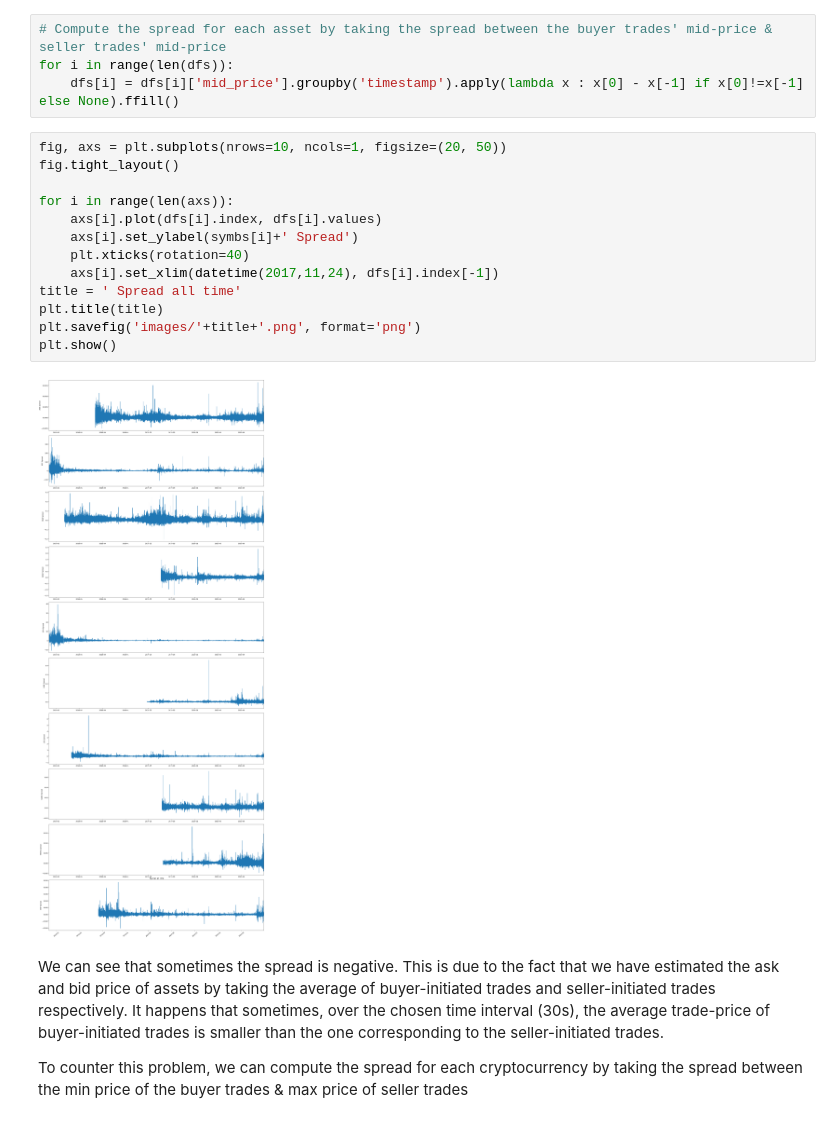
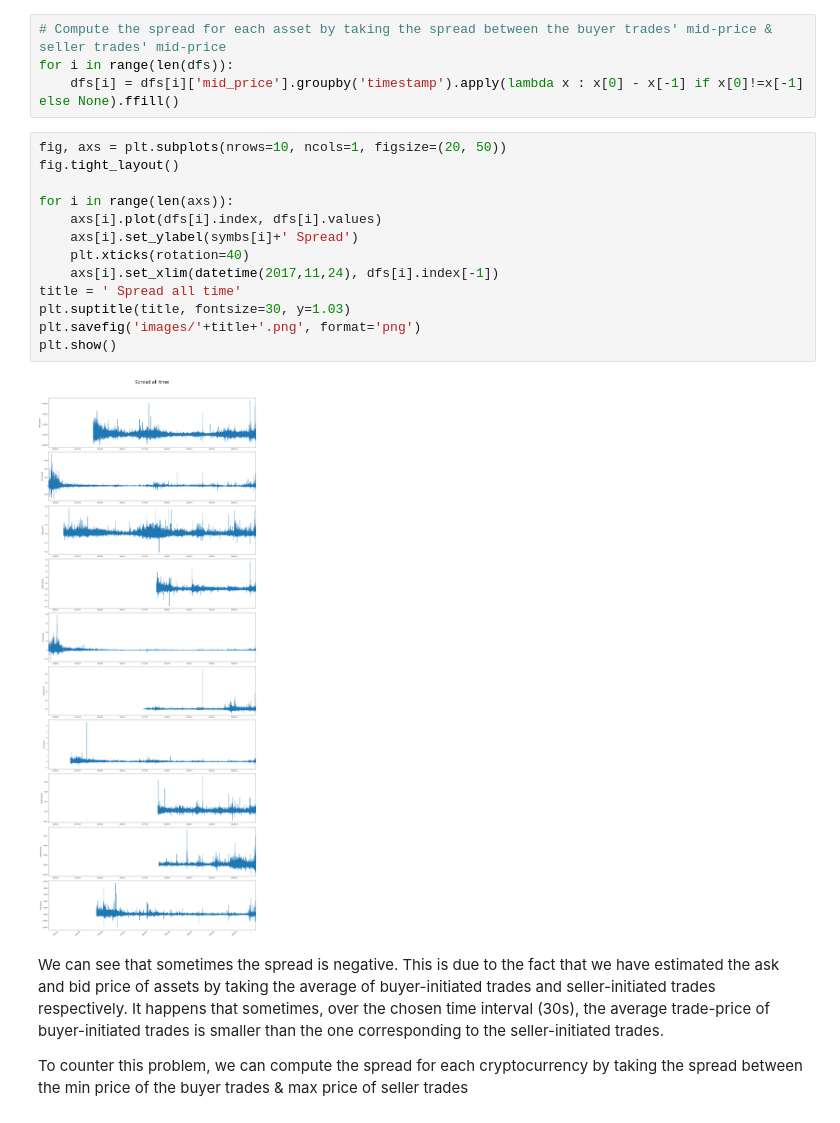
Before and after one commit to lpdbrx/FIN525-Bitcoin-Impact, a Jupyter notebook: Intro.ipynb, the cells around one changed output. Cells and saved outputs as stored; diff of their text form.

```diff
--- a/Intro.ipynb
+++ b/Intro.ipynb
@@ -199,18 +199,18 @@ for i in range(len(dfs)):
 # %%
 fig, axs = plt.subplots(nrows=10, ncols=1, figsize=(20, 50))
 fig.tight_layout()
 
 for i in range(len(axs)):
     axs[i].plot(dfs[i].index, dfs[i].values)
     axs[i].set_ylabel(symbs[i]+' Spread')
     plt.xticks(rotation=40)
     axs[i].set_xlim(datetime(2017,11,24), dfs[i].index[-1])
 title = ' Spread all time'
-plt.title(title)
+plt.suptitle(title, fontsize=30, y=1.03)
 plt.savefig('images/'+title+'.png', format='png')
 plt.show()
 # %% [output]
-[figure, old version]
+[figure, new version]
 # %% [markdown]
 We can see that sometimes the spread is negative. This is due to the fact that we have estimated the ask and bid price of assets by taking the average of buyer-initiated trades and seller-initiated trades respectively. It happens that sometimes, over the chosen time interval (30s), the average trade-price of buyer-initiated trades is smaller than the one corresponding to the seller-initiated trades.
 
```
Also changed, not shown: parts of 2 cells of this notebook.
